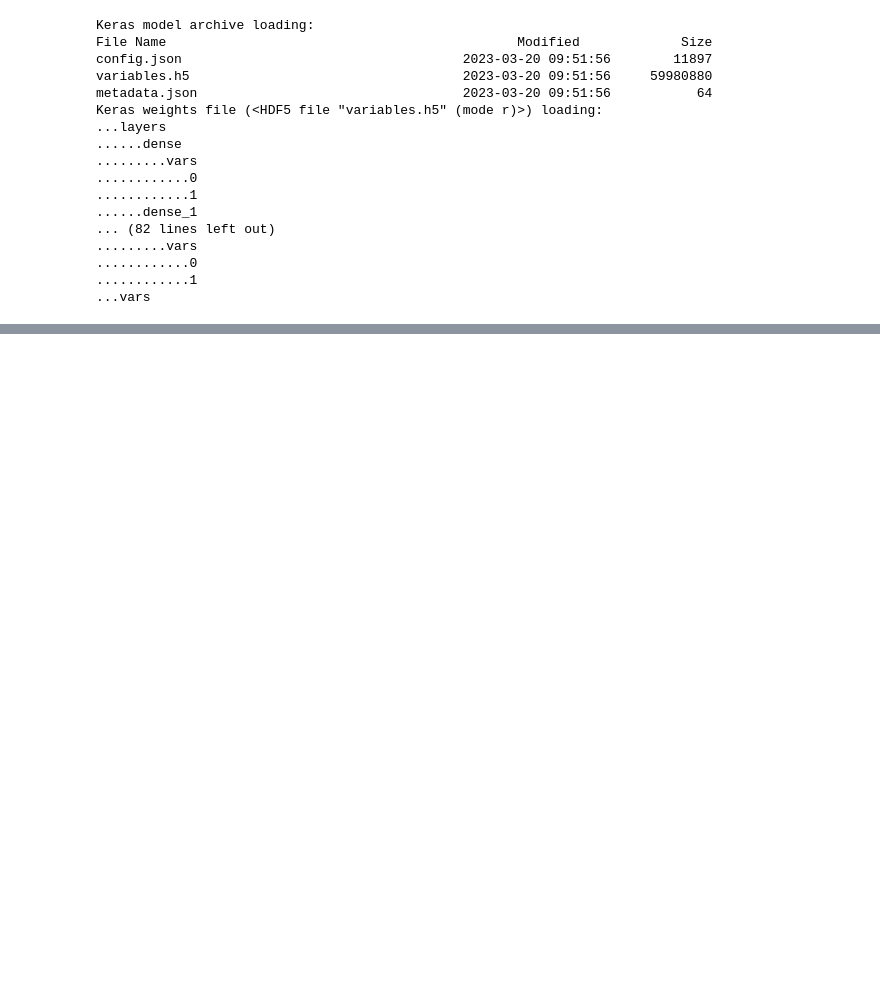
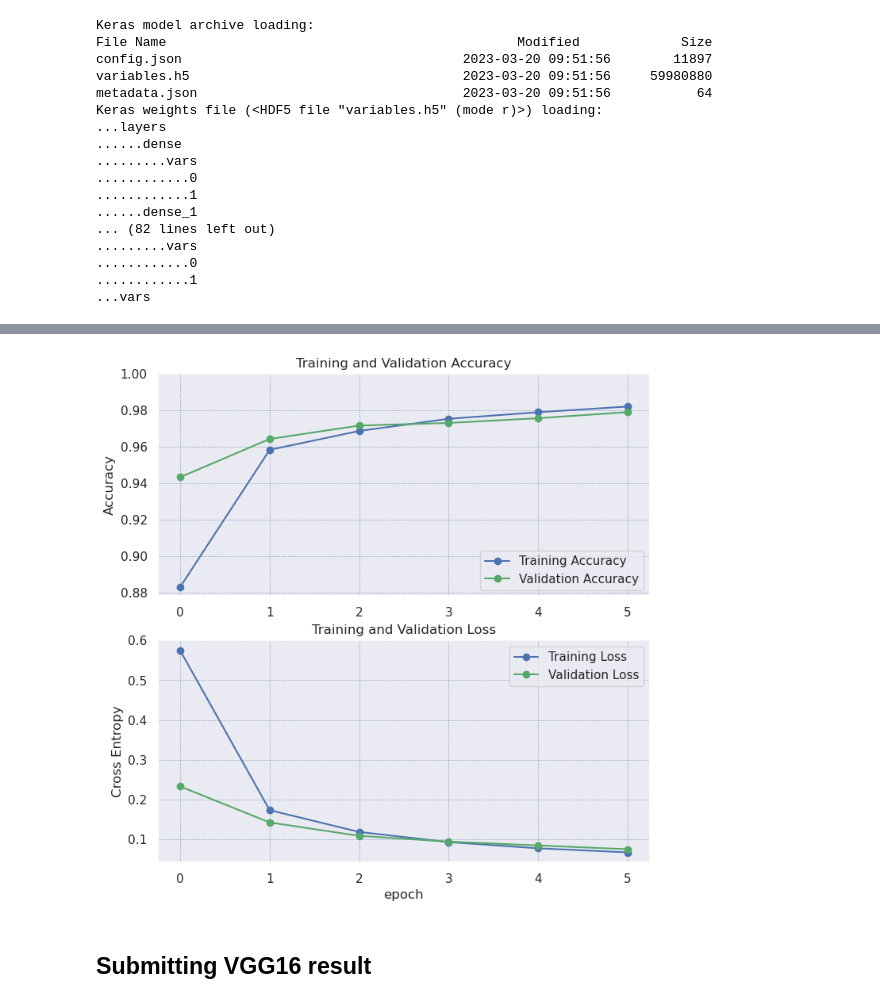
Before and after one commit to maurlco/kaggle-digit-recognizer, a Jupyter notebook: transfer-learning.ipynb, the cells around one changed output, grey strips where cells are left out. Drawn from its saved outputs; the diff is of its cells as text; code cells hidden in the pictures; blank space fills up the shorter version.

```diff
--- a/transfer-learning.ipynb
+++ b/transfer-learning.ipynb
@@ -695,0 +500,31 @@ history2_fine_tune = model_fine.fit(X_train,y_train,
+# %%
+acc_vgg16 = history_vgg16.history['accuracy']
+val_acc_vgg16 = history_vgg16.history['val_accuracy']
+
+loss_vgg16 = history_vgg16.history['loss']
+val_loss_vgg16 = history_vgg16.history['val_loss']
+
+plt.figure(figsize=(8, 8))
+plt.subplot(2, 1, 1)
+plt.grid(color='b', linestyle='dotted', linewidth=0.5)
+plt.plot(acc_vgg16, 'o-',label='Training Accuracy', color='b')
+plt.plot(val_acc_vgg16, 'o-',label='Validation Accuracy', color='g')
+plt.legend(loc='lower right')
+plt.ylabel('Accuracy')
+plt.ylim([min(plt.ylim()),1])
+plt.title('Training and Validation Accuracy')
+
+plt.subplot(2, 1, 2)
+plt.grid(color='b', linestyle='dotted', linewidth=0.5)
+plt.plot(loss_vgg16, 'o-',label='Training Loss', color='b')
+plt.plot(val_loss_vgg16, 'o-',label='Validation Loss', color='g')
+plt.legend(loc='upper right')
+plt.ylabel('Cross Entropy')
+# plt.ylim([0,1.0])
+plt.title('Training and Validation Loss')
+plt.xlabel('epoch')
+plt.show()
+# %% [output]
+[figure, added]
+# %% [markdown]
+## Submitting VGG16 result
```
Also changed, not shown: parts of 49 cells of this notebook.
